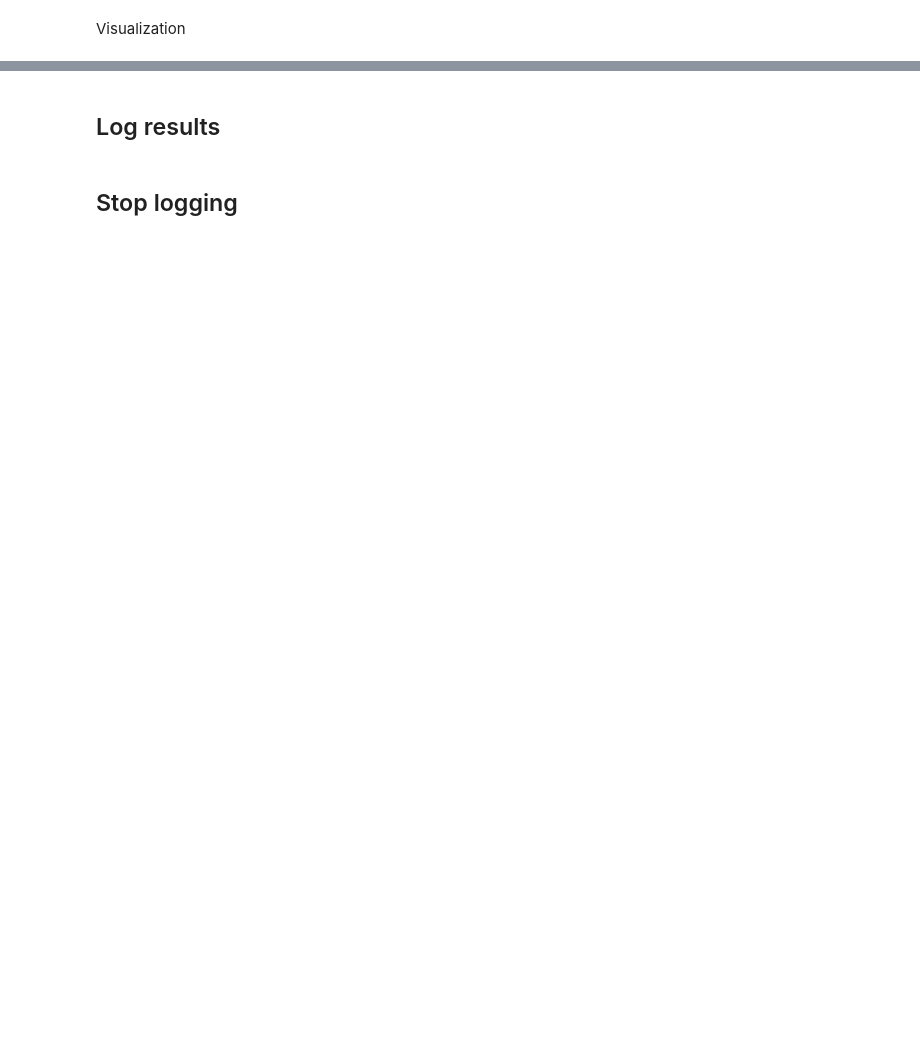
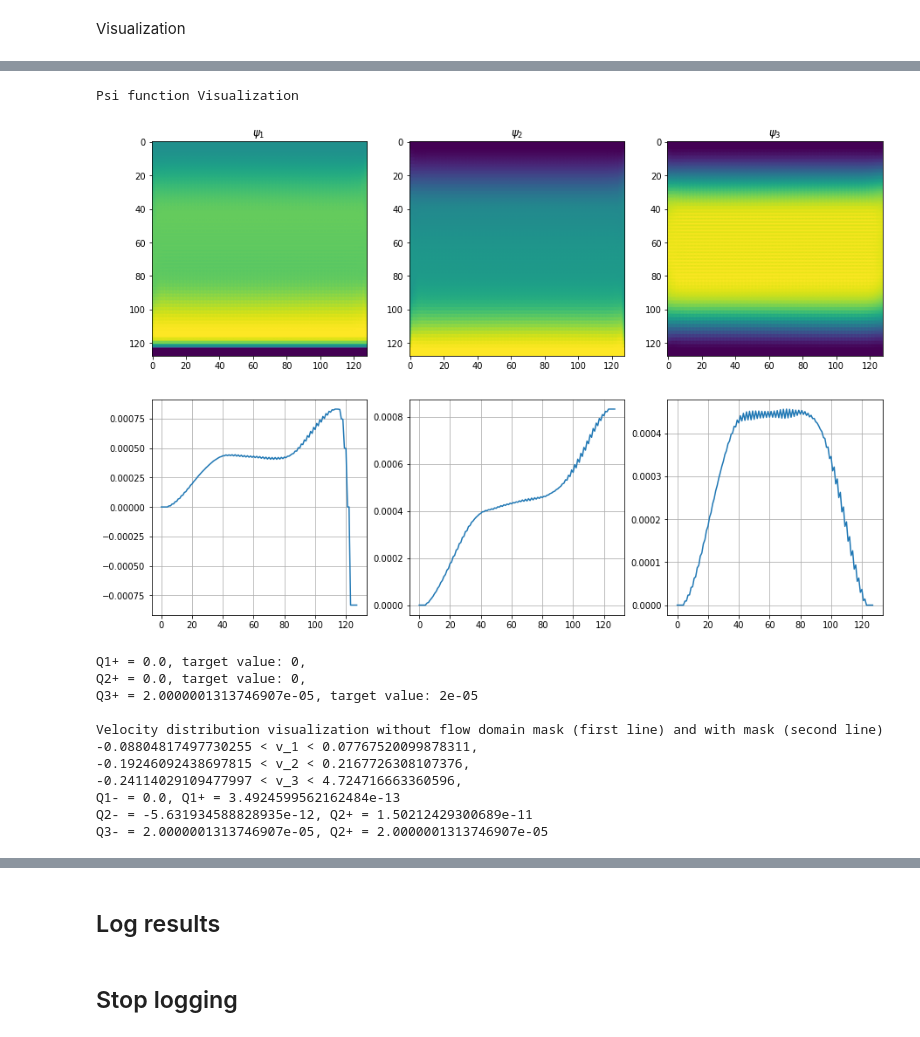
Before and after one commit to litvinenkonikita/Physics_based_ML, a Jupyter notebook: Baseline_3D_pipe.ipynb, the cells around one changed output, grey strips where cells are left out. Drawn from its saved outputs; the diff is of its cells as text; code cells hidden in the pictures; blank space fills up the shorter version.

```diff
--- a/Baseline_3D_pipe.ipynb
+++ b/Baseline_3D_pipe.ipynb
@@ -1399,0 +1259,16 @@ psi_masked.size()
+# %%
+flowVisualization(psi_masked)
+# %% [output]
+Psi function Visualization
+[figure, added]
+Q1+ = 0.0, target value: 0,
+Q2+ = 0.0, target value: 0,
+Q3+ = 2.0000001313746907e-05, target value: 2e-05
+
+Velocity distribution visualization without flow domain mask (first line) and with mask (second line)
+-0.08804817497730255 < v_1 < 0.07767520099878311,
+-0.19246092438697815 < v_2 < 0.2167726308107376,
+-0.24114029109477997 < v_3 < 4.724716663360596,
+Q1- = 0.0, Q1+ = 3.4924599562162484e-13
+Q2- = -5.631934588828935e-12, Q2+ = 1.50212429300689e-11
+Q3- = 2.0000001313746907e-05, Q2+ = 2.0000001313746907e-05
```
Also changed, not shown: parts of 51 cells of this notebook.
